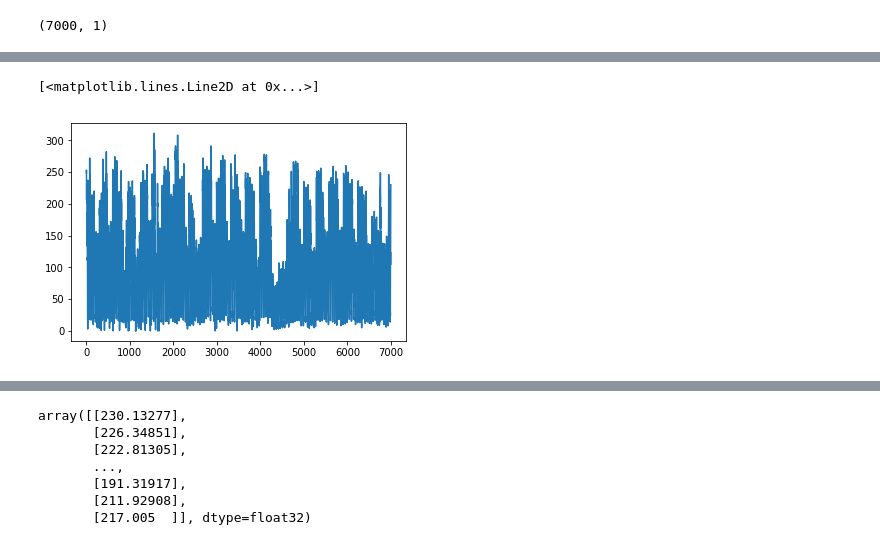
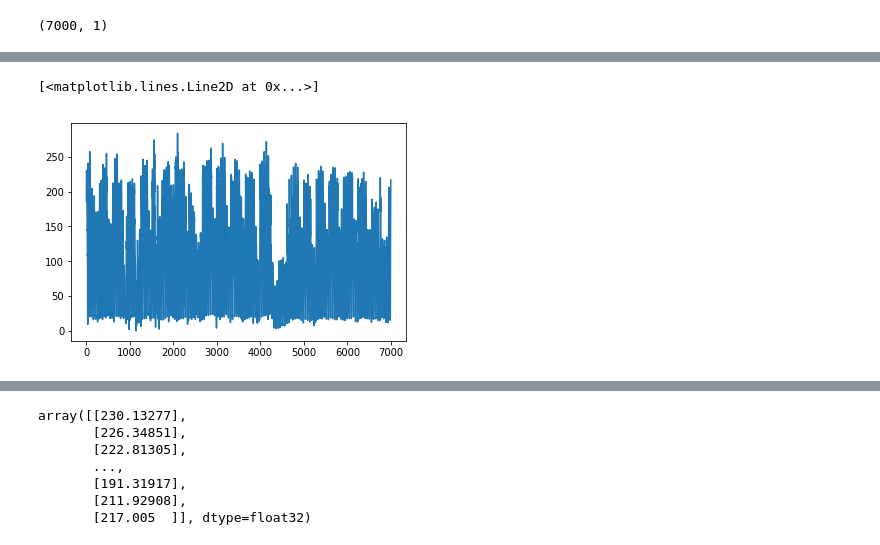
Before and after one commit to hujunhan/DeepST-Pytorch, a Jupyter notebook: notebooks/XGBoost.ipynb, the cells around one changed output, grey strips where cells are left out. Cells and saved outputs as stored; diff of their text form; code cells hidden in the pictures.

```diff
--- a/notebooks/XGBoost.ipynb
+++ b/notebooks/XGBoost.ipynb
@@ -8,7 +8,7 @@ from sklearn.metrics import mean_squared_error
 import pandas as pd
 import math
 from matplotlib import pyplot as plt
-fname = 'BJ{}_M32x32_T30_InOut.h5'.format(16)
+fname = '../data/TaxiBJ/BJ{}_M32x32_T30_InOut.h5'.format(16)
 reader=h5py.File(fname,'r')
 data=reader['data'].value
 date=reader['date'].value
@@ -67,5 +64,5 @@ plt.plot([i for i in range(len(x_train))],minmaxy.inverse_transform(np.array(mod
 # %%
-plt.plot([i for i in range(len(x_train))],minmaxy.inverse_transform(np.array(y_train).reshape(-1,1)))
+plt.plot([i for i in range(len(x_train))],minmaxy.inverse_transform(np.array(model.predict(x_train)).reshape(-1,1)))
 # %% [output]
 [<matplotlib.lines.Line2D at 0x...>]
-[figure, old version]
+[figure, new version]
```
Also changed, not shown: parts of 7 cells of this notebook, 17 other files.
